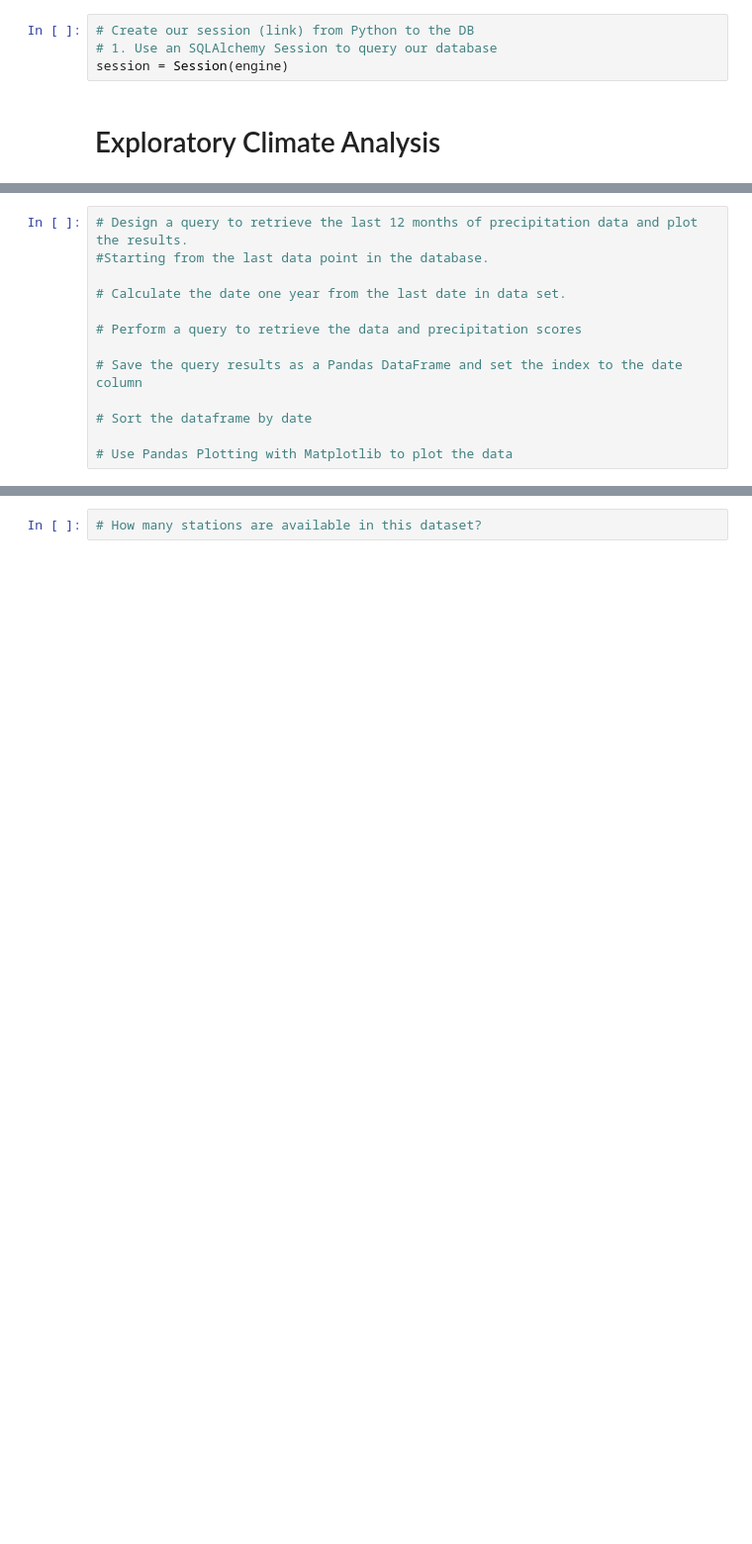
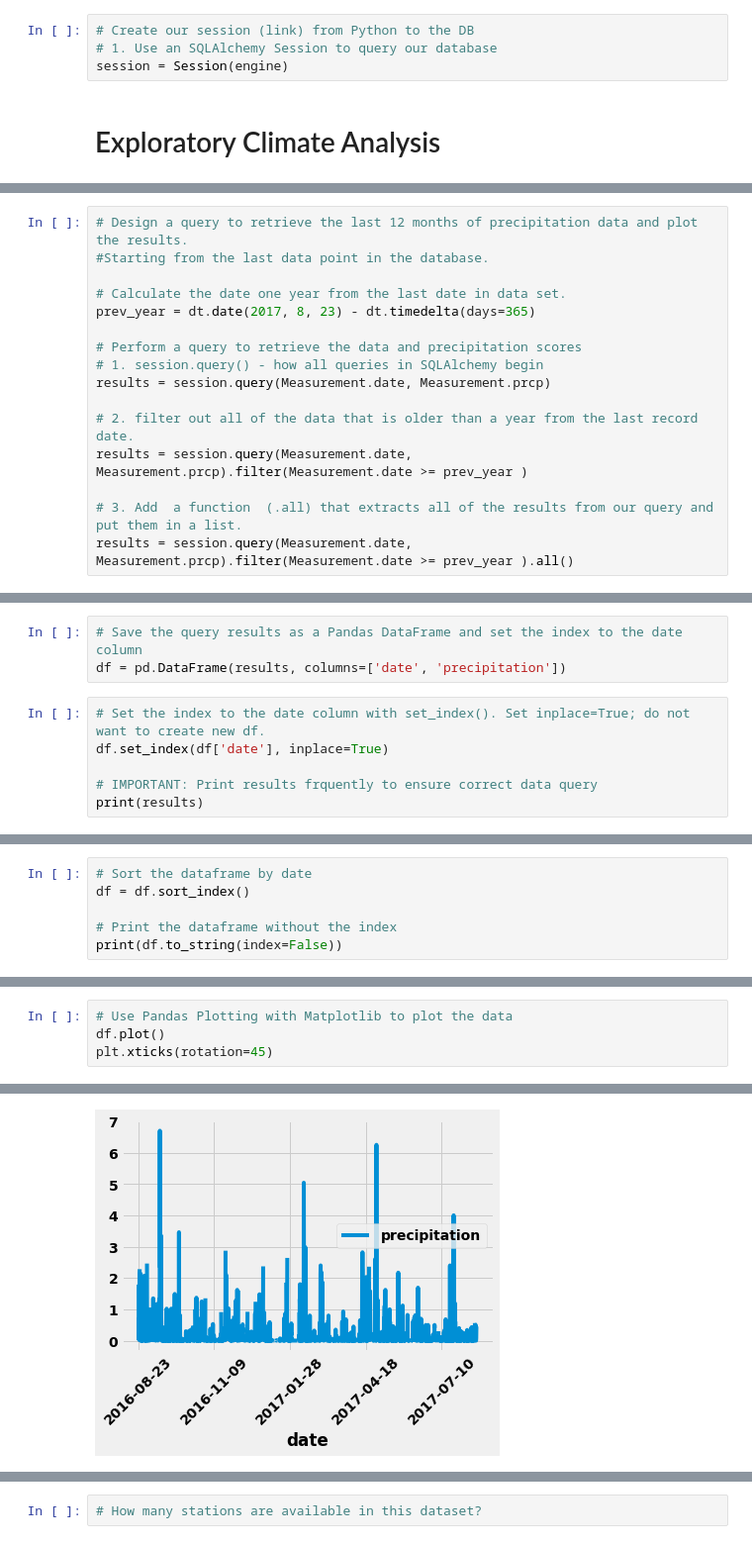
Before and after one commit to carlysandler/surf-s_up, a Jupyter notebook: climate_analysis.ipynb, the cells around one changed output, grey strips where cells are left out. Shown: that part at 99% size. Saved outputs shown, nothing was run; the diff lists cells and outputs as text; blank space fills up the shorter version.

Commit message:
adding exploratory precipitation analysis

```diff
--- a/climate_analysis.ipynb
+++ b/climate_analysis.ipynb
@@ -51,11 +54,14 @@ session = Session(engine)
 #Starting from the last data point in the database.
 
 # Calculate the date one year from the last date in data set.
+prev_year = dt.date(2017, 8, 23) - dt.timedelta(days=365)
 
 # Perform a query to retrieve the data and precipitation scores
+# 1. session.query() - how all queries in SQLAlchemy begin
+results = session.query(Measurement.date, Measurement.prcp)
 
-# Save the query results as a Pandas DataFrame and set the index to the date column
+# 2. filter out all of the data that is older than a year from the last record date.
+results = session.query(Measurement.date, Measurement.prcp).filter(Measurement.date >= prev_year )
 
-# Sort the dataframe by date
-
-# Use Pandas Plotting with Matplotlib to plot the data
+# 3. Add  a function  (.all) that extracts all of the results from our query and put them in a list.
+results = session.query(Measurement.date, Measurement.prcp).filter(Measurement.date >= prev_year ).all()
@@ -61,0 +71,9 @@ session = Session(engine)
+# %%
+# Save the query results as a Pandas DataFrame and set the index to the date column
+df = pd.DataFrame(results, columns=['date', 'precipitation'])
+# %%
+# Set the index to the date column with set_index(). Set inplace=True; do not want to create new df.
+df.set_index(df['date'], inplace=True)
+
+# IMPORTANT: Print results frquently to ensure correct data query
+print(results)
@@ -61,0 +84,6 @@ session = Session(engine)
+# %%
+# Sort the dataframe by date
+df = df.sort_index()
+
+# Print the dataframe without the index
+print(df.to_string(index=False))
@@ -61,0 +110,5 @@ session = Session(engine)
+# %%
+# Use Pandas Plotting with Matplotlib to plot the data
+df.plot()
+plt.xticks(rotation=45)
+# %% [output]
@@ -61,0 +123 @@ session = Session(engine)
+[figure, added]
```
Also changed, not shown: parts of 11 cells of this notebook, 2 other files.
